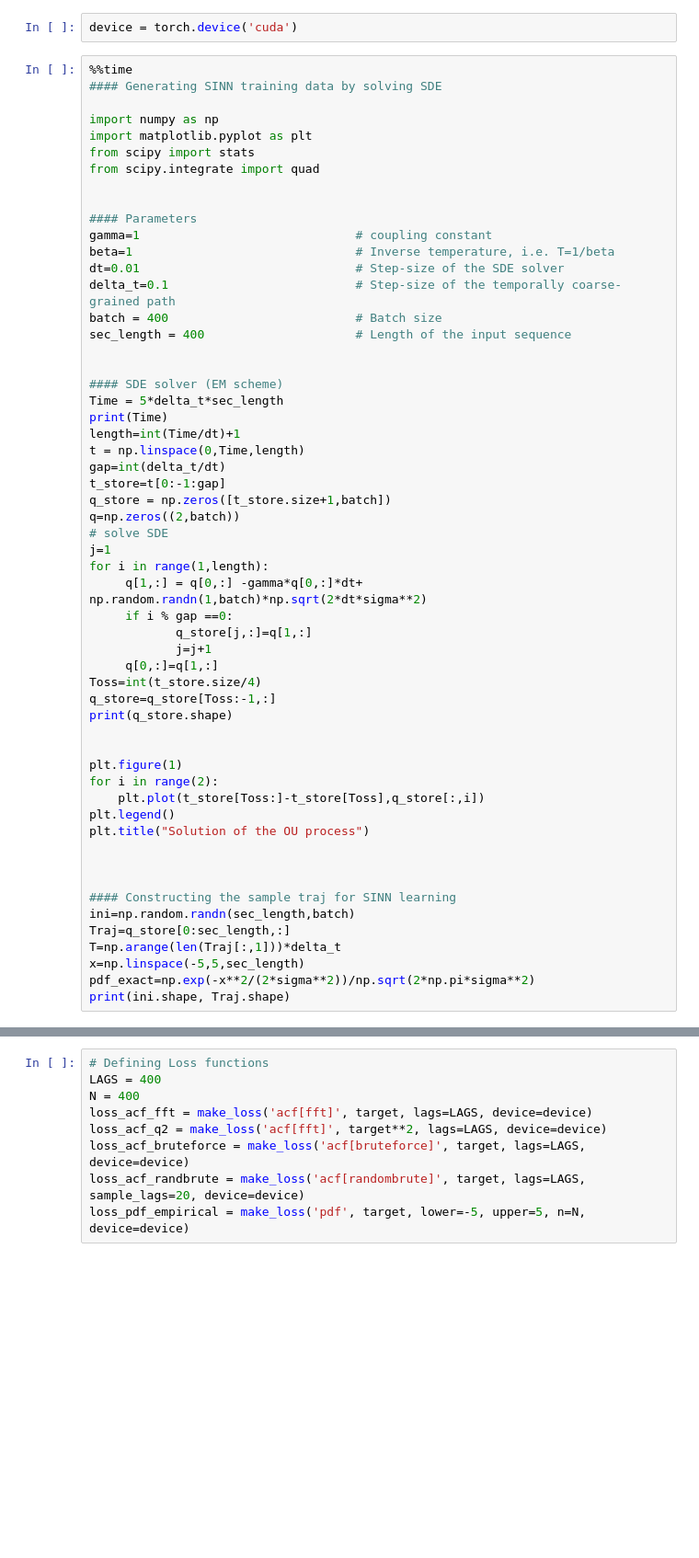
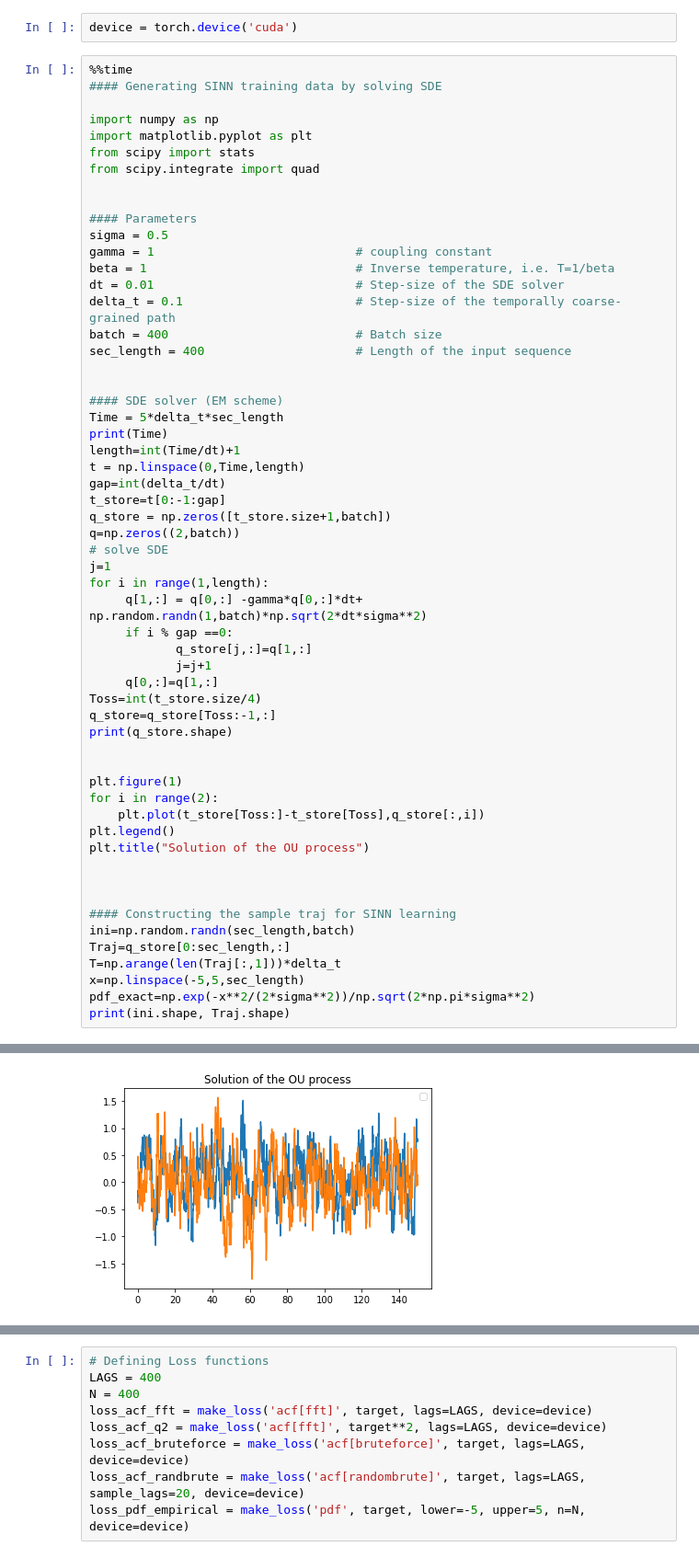
Before and after one commit to SINN-model/SINN, a Jupyter notebook: OU_SINN.ipynb, the cells around one changed output, grey strips where cells are left out. Shown: that part at 92% size. Saved outputs shown, nothing was run; the diff lists cells and outputs as text; blank space fills up the shorter version.

```diff
--- a/OU_SINN.ipynb
+++ b/OU_SINN.ipynb
@@ -36,10 +79,11 @@ from scipy.integrate import quad
 
 
 #### Parameters
-gamma=1                              # coupling constant
-beta=1                               # Inverse temperature, i.e. T=1/beta
-dt=0.01                              # Step-size of the SDE solver
-delta_t=0.1                          # Step-size of the temporally coarse-grained path
+sigma = 0.5
+gamma = 1                            # coupling constant
+beta = 1                             # Inverse temperature, i.e. T=1/beta
+dt = 0.01                            # Step-size of the SDE solver
+delta_t = 0.1                        # Step-size of the temporally coarse-grained path
 batch = 400                          # Batch size
 sec_length = 400                     # Length of the input sequence
 
@@ -81,3 +125,4 @@ T=np.arange(len(Traj[:,1]))*delta_t
 x=np.linspace(-5,5,sec_length)
 pdf_exact=np.exp(-x**2/(2*sigma**2))/np.sqrt(2*np.pi*sigma**2)
 print(ini.shape, Traj.shape)
+# %% [output]
@@ -84,3 +135,4 @@ print(ini.shape, Traj.shape)
+[figure, added]
 # %%
 # Reformulating data into Torch tensors
 # Input of SINN should be of the form (seq_len, batch, input_size)
```
Also changed, not shown: parts of 17 cells of this notebook.
